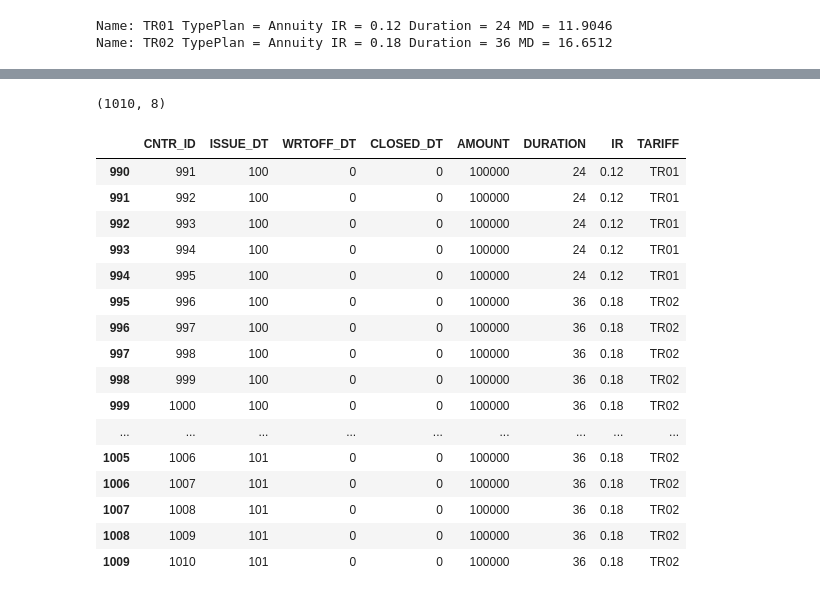
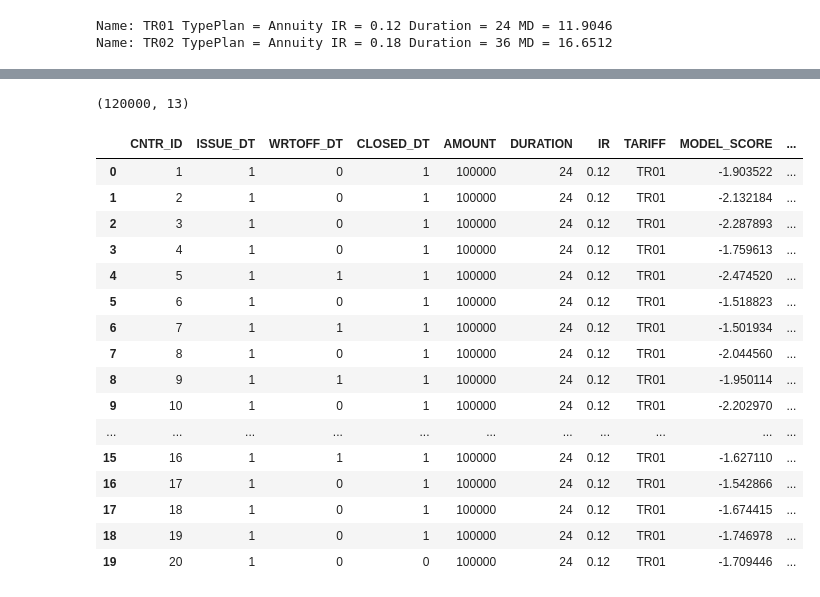
Before and after one commit to il-giza/Bank_SandBox, a Jupyter notebook: matrix_migration/generator_of_portfolio.ipynb, the cells around one changed output, grey strips where cells are left out. Saved outputs shown, nothing was run; the diff lists cells and outputs as text; code cells hidden in the pictures.

Commit message:
update def issue

```diff
--- a/matrix_migration/generator_of_portfolio.ipynb
+++ b/matrix_migration/generator_of_portfolio.ipynb
@@ -90,24 +117,24 @@ LI[LI['CNTR_ID']==14]
 # %%
-DMC = DWH.DMContract.reset_index(drop=True)
+DMC = DWH.DMContract
 print(DMC.shape)
-DMC.tail(20)
+DMC.head(20)
 # %% [output]
-(1010, 8)
+(120000, 13)
-|  | CNTR_ID | ISSUE_DT | WRTOFF_DT | CLOSED_DT | AMOUNT | DURATION | IR | TARIFF |
-| 990 | 991 | 100 | 0 | 0 | 100000 | 24 | 0.12 | TR01 |
-| 991 | 992 | 100 | 0 | 0 | 100000 | 24 | 0.12 | TR01 |
-| 992 | 993 | 100 | 0 | 0 | 100000 | 24 | 0.12 | TR01 |
-| 993 | 994 | 100 | 0 | 0 | 100000 | 24 | 0.12 | TR01 |
-| 994 | 995 | 100 | 0 | 0 | 100000 | 24 | 0.12 | TR01 |
-| 995 | 996 | 100 | 0 | 0 | 100000 | 36 | 0.18 | TR02 |
-| 996 | 997 | 100 | 0 | 0 | 100000 | 36 | 0.18 | TR02 |
-| 997 | 998 | 100 | 0 | 0 | 100000 | 36 | 0.18 | TR02 |
-| 998 | 999 | 100 | 0 | 0 | 100000 | 36 | 0.18 | TR02 |
-| 999 | 1000 | 100 | 0 | 0 | 100000 | 36 | 0.18 | TR02 |
-| ... | ... | ... | ... | ... | ... | ... | ... | ... |
-| 1005 | 1006 | 101 | 0 | 0 | 100000 | 36 | 0.18 | TR02 |
-| 1006 | 1007 | 101 | 0 | 0 | 100000 | 36 | 0.18 | TR02 |
-| 1007 | 1008 | 101 | 0 | 0 | 100000 | 36 | 0.18 | TR02 |
-| 1008 | 1009 | 101 | 0 | 0 | 100000 | 36 | 0.18 | TR02 |
-| 1009 | 1010 | 101 | 0 | 0 | 100000 | 36 | 0.18 | TR02 |
+|  | CNTR_ID | ISSUE_DT | WRTOFF_DT | CLOSED_DT | AMOUNT | DURATION | IR | TARIFF | MODEL_SCORE | ... |
+| 0 | 1 | 1 | 0 | 1 | 100000 | 24 | 0.12 | TR01 | -1.903522 | ... |
+| 1 | 2 | 1 | 0 | 1 | 100000 | 24 | 0.12 | TR01 | -2.132184 | ... |
+| 2 | 3 | 1 | 0 | 1 | 100000 | 24 | 0.12 | TR01 | -2.287893 | ... |
+| 3 | 4 | 1 | 0 | 1 | 100000 | 24 | 0.12 | TR01 | -1.759613 | ... |
+| 4 | 5 | 1 | 1 | 1 | 100000 | 24 | 0.12 | TR01 | -2.474520 | ... |
+| 5 | 6 | 1 | 0 | 1 | 100000 | 24 | 0.12 | TR01 | -1.518823 | ... |
+| 6 | 7 | 1 | 1 | 1 | 100000 | 24 | 0.12 | TR01 | -1.501934 | ... |
+| 7 | 8 | 1 | 0 | 1 | 100000 | 24 | 0.12 | TR01 | -2.044560 | ... |
+| 8 | 9 | 1 | 1 | 1 | 100000 | 24 | 0.12 | TR01 | -1.950114 | ... |
+| 9 | 10 | 1 | 0 | 1 | 100000 | 24 | 0.12 | TR01 | -2.202970 | ... |
+| ... | ... | ... | ... | ... | ... | ... | ... | ... | ... | ... |
+| 15 | 16 | 1 | 1 | 1 | 100000 | 24 | 0.12 | TR01 | -1.627110 | ... |
+| 16 | 17 | 1 | 0 | 1 | 100000 | 24 | 0.12 | TR01 | -1.542866 | ... |
+| 17 | 18 | 1 | 0 | 1 | 100000 | 24 | 0.12 | TR01 | -1.674415 | ... |
+| 18 | 19 | 1 | 0 | 1 | 100000 | 24 | 0.12 | TR01 | -1.746978 | ... |
+| 19 | 20 | 1 | 0 | 0 | 100000 | 24 | 0.12 | TR01 | -1.709446 | ... |
 # %%
```
Also changed, not shown: parts of 23 cells of this notebook, 1 other file.
